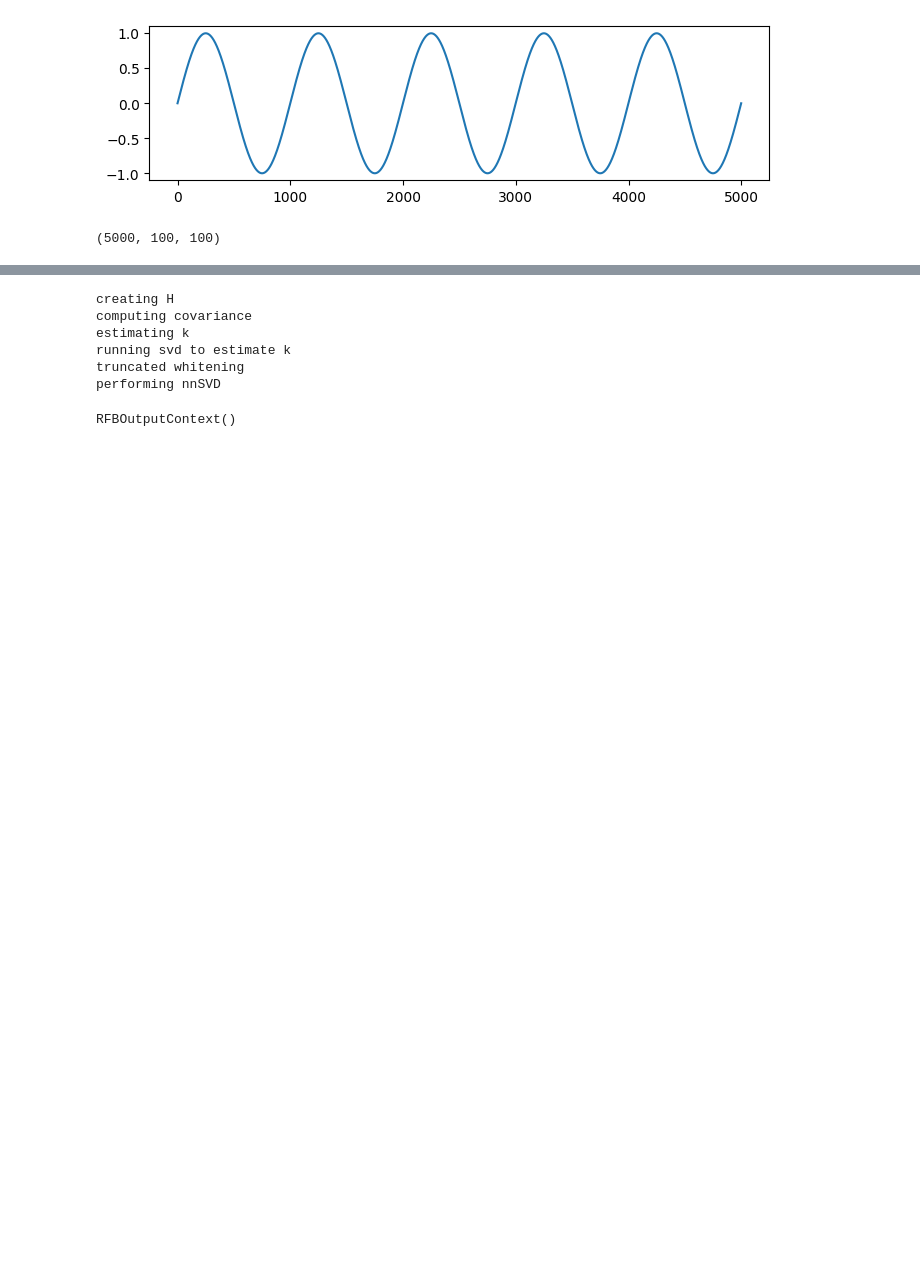
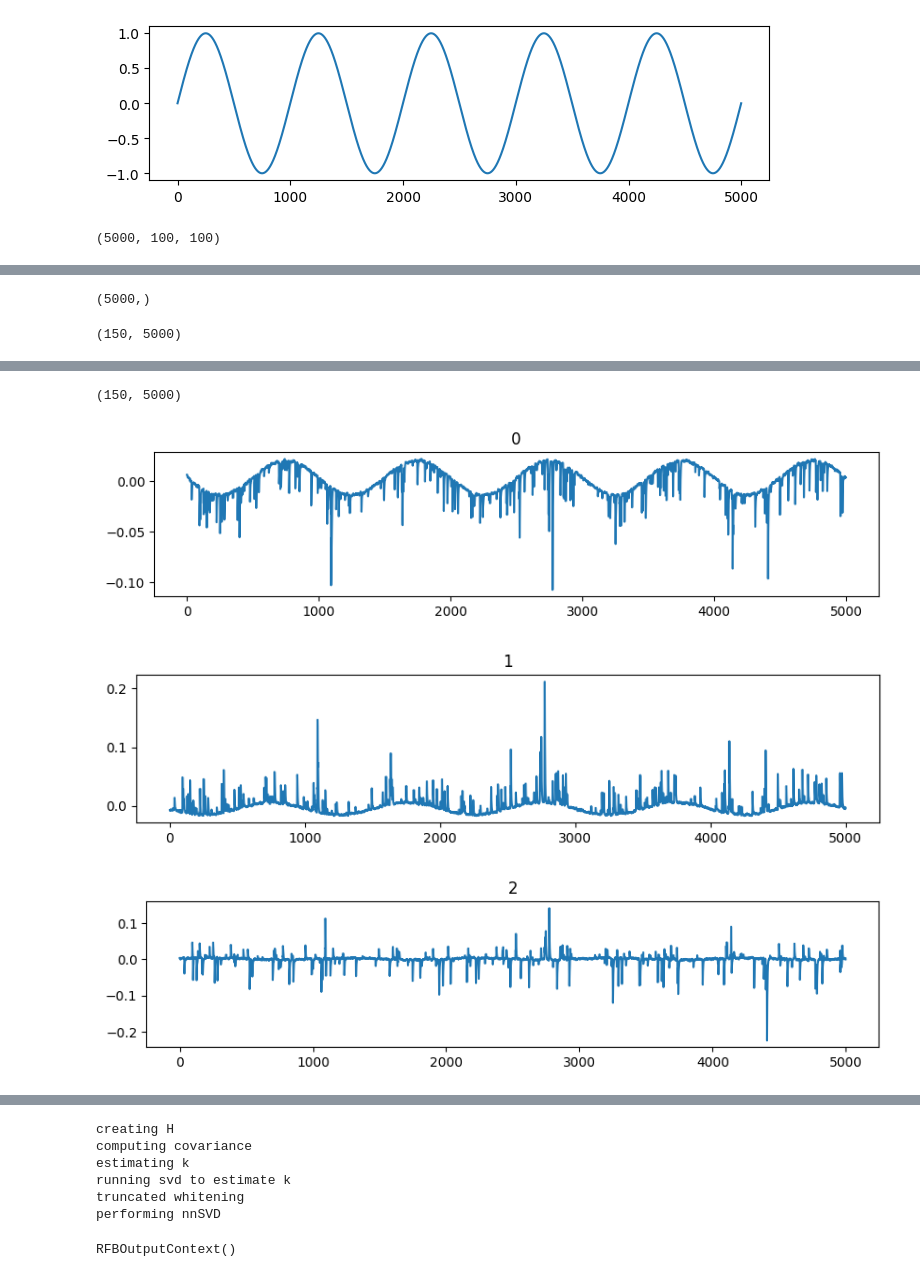
Before and after one commit to kushalkolar/td-svd-sandbox, a Jupyter notebook: nnSM_and_nnCA/sim_remove_rank1bg_nnSM.ipynb, the cells around one changed output, grey strips where cells are left out. Cells and saved outputs as stored; diff of their text form; code cells hidden in the pictures; blank space fills up the shorter version.

```diff
--- a/nnSM_and_nnCA/sim_remove_rank1bg_nnSM.ipynb
+++ b/nnSM_and_nnCA/sim_remove_rank1bg_nnSM.ipynb
@@ -116 +159,9 @@ RFBOutputContext()
+# %%
+(u @ s @ v).shape
+# %% [output]
+(5000,)
+# %%
+np.outer(u[:, 1], v[1]).shape
+# %% [output]
+(150, 5000)
 # %%
@@ -118,3 +169,17 @@ fpl.ImageWidget(unvec.transform(u @ v)).show()
 # %% [output]
 RFBOutputContext()
 [interactive output not drawn]
+# %%
+v.shape
+# %% [output]
+(150, 5000)
+# %%
+for i in range(3):
+    plt.figure(figsize=(10, 2))
+    plt.plot(v[i].T)
+    plt.title(i)
+    plt.show()
+# %% [output]
+[figure, added]
+[figure, added]
+[figure, added]
```
Also changed, not shown: parts of 9 cells of this notebook, 1 other file.
